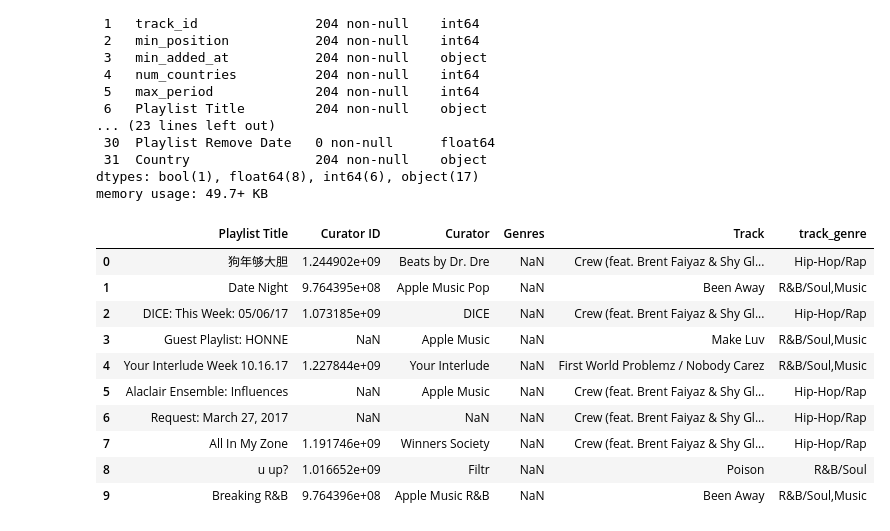
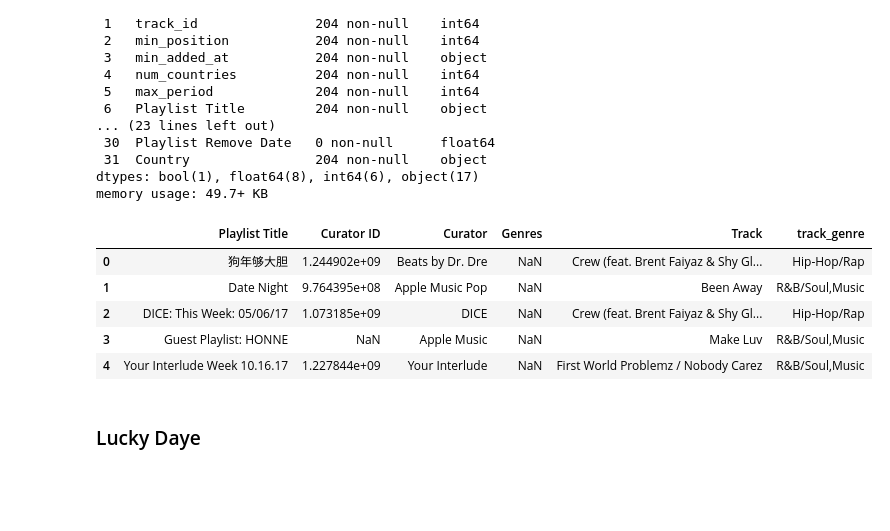
Before and after one commit to raklives/personal-projects, a Jupyter notebook: playlists.ipynb, the cells around one changed output. Drawn from its saved outputs; the diff is of its cells as text; code cells hidden in the pictures; blank space fills up the shorter version.

```diff
--- a/playlists.ipynb
+++ b/playlists.ipynb
@@ -99,18 +91,15 @@ memory usage: 49.7+ KB
 # %%
 # brent faiyez filtered itunes playlist
 bi_filtered = bi[['Playlist Title', 'Curator ID', 'Curator', 'Genres', 'Track',
                   'track_genre']]
 
-bi_filtered.head(10)
+bi_filtered.head()
 # %% [output]
 |  | Playlist Title | Curator ID | Curator | Genres | Track | track_genre |
 | 0 | 狗年够大胆 | 1.244902e+09 | Beats by Dr. Dre | NaN | Crew (feat. Brent Faiyaz & Shy Gl... | Hip-Hop/Rap |
 | 1 | Date Night | 9.764395e+08 | Apple Music Pop | NaN | Been Away | R&B/Soul,Music |
 | 2 | DICE: This Week: 05/06/17 | 1.073185e+09 | DICE | NaN | Crew (feat. Brent Faiyaz & Shy Gl... | Hip-Hop/Rap |
 | 3 | Guest Playlist: HONNE | NaN | Apple Music | NaN | Make Luv | R&B/Soul,Music |
 | 4 | Your Interlude Week 10.16.17 | 1.227844e+09 | Your Interlude | NaN | First World Problemz / Nobody Carez | R&B/Soul,Music |
-| 5 | Alaclair Ensemble: Influences | NaN | Apple Music | NaN | Crew (feat. Brent Faiyaz & Shy Gl... | Hip-Hop/Rap |
-| 6 | Request: March 27, 2017 | NaN | NaN | NaN | Crew (feat. Brent Faiyaz & Shy Gl... | Hip-Hop/Rap |
-| 7 | All In My Zone | 1.191746e+09 | Winners Society | NaN | Crew (feat. Brent Faiyaz & Shy Gl... | Hip-Hop/Rap |
-| 8 | u up? | 1.016652e+09 | Filtr | NaN | Poison | R&B/Soul |
-| 9 | Breaking R&B | 9.764396e+08 | Apple Music R&B | NaN | Been Away | R&B/Soul,Music |
+# %% [markdown]
+### Lucky Daye
```
Also changed, not shown: parts of 12 cells of this notebook.
